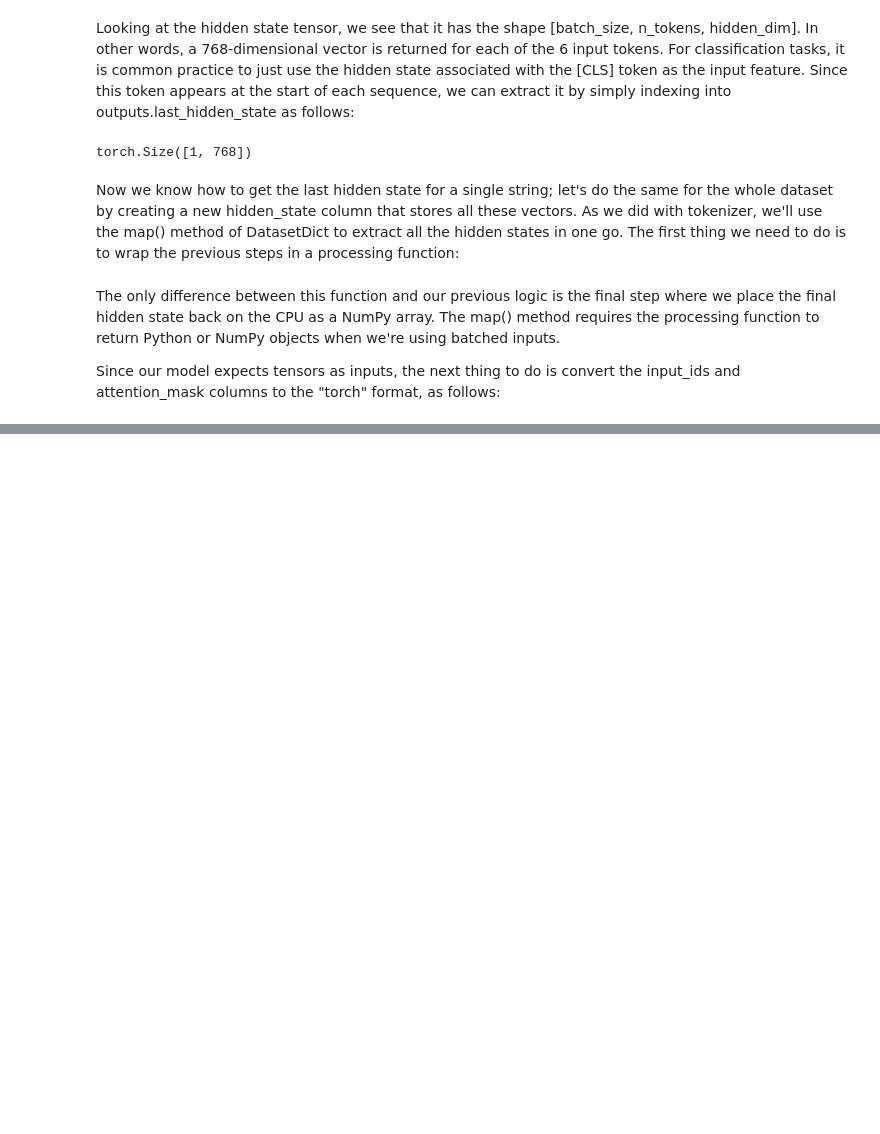
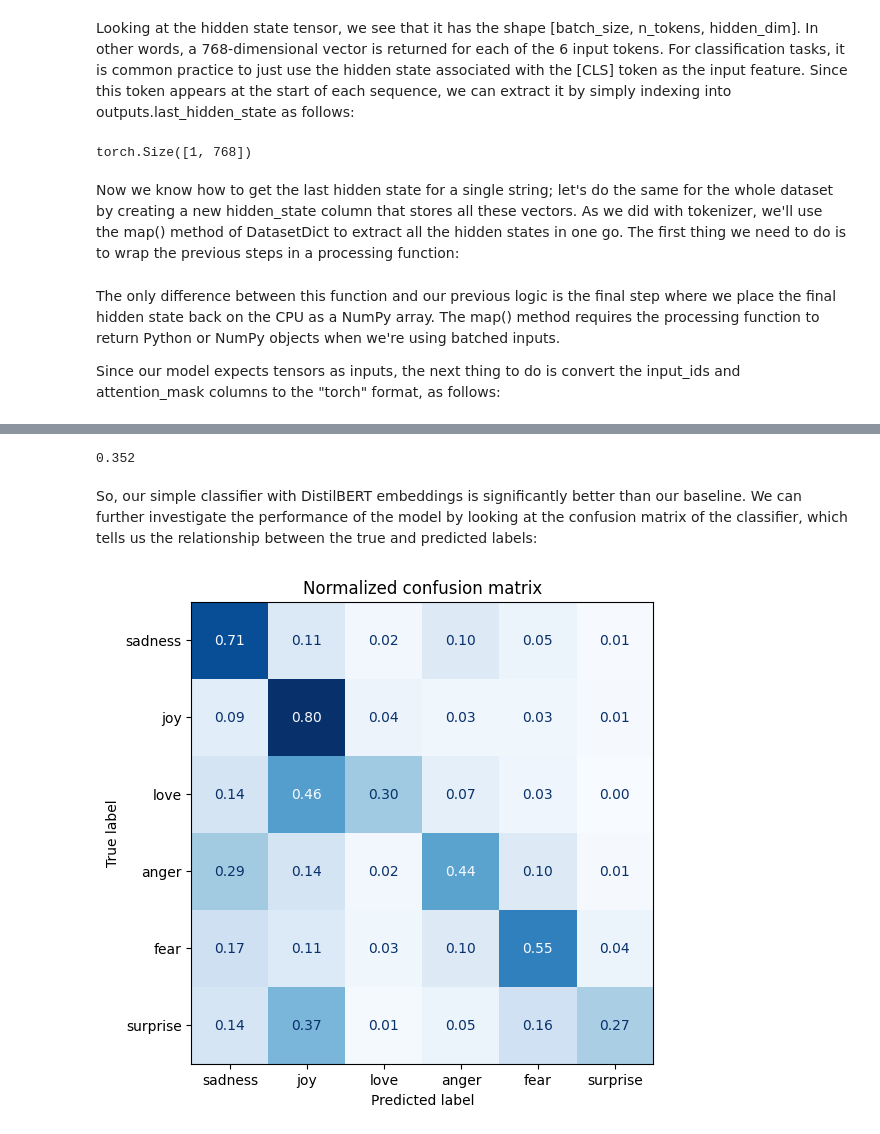
Before and after one commit to Prafful-Vyas/nlp_with_transformers, a Jupyter notebook: nlp_hf_ch02.ipynb, the cells around one changed output, grey strips where cells are left out. Cells and saved outputs as stored; diff of their text form; code cells hidden in the pictures; blank space fills up the shorter version.

```diff
--- a/nlp_hf_ch02.ipynb
+++ b/nlp_hf_ch02.ipynb
@@ -477,0 +553,7 @@ We can go ahead and extract the hidden states across
+# %%
+from sklearn.linear_model import LogisticRegression
+
+# We increase 'max_iter' to guarantee convergence
+lr_clf = LogisticRegression(max_iter=3000)
+lr_clf.fit(X_train, y_train)
+lr_clf.score(X_valid, y_valid)
@@ -477,0 +564,25 @@ We can go ahead and extract the hidden states across
+# %%
+from sklearn.dummy import DummyClassifier
+
+dummy_clf = DummyClassifier(strategy="most_frequent")
+dummy_clf.fit(X_train, y_train)
+dummy_clf.score(X_valid, y_valid)
+# %% [output]
+0.352
+# %% [markdown]
+So, our simple classifier with DistilBERT embeddings is significantly better than our baseline. We can further investigate the performance of the model by looking at the confusion matrix of the classifier, which tells us the relationship between the true and predicted labels:
+# %%
+from sklearn.metrics import ConfusionMatrixDisplay, confusion_matrix
+
+def plot_confusion_matrix(y_preds, y_true, labels):
+    cm = confusion_matrix(y_true, y_preds, normalize="true")
+    fig, ax = plt.subplots(figsize=(6,6))
+    disp = ConfusionMatrixDisplay(confusion_matrix=cm, display_labels=labels)
+    disp.plot(cmap="Blues", values_format=".2f", ax=ax, colorbar=False)
+    plt.title("Normalized confusion matrix")
+    plt.show()
+
+y_preds = lr_clf.predict(X_valid)
+plot_confusion_matrix(y_preds, y_valid, labels)
+# %% [output]
+[figure, added]
```
Also changed, not shown: parts of 72 cells of this notebook.
